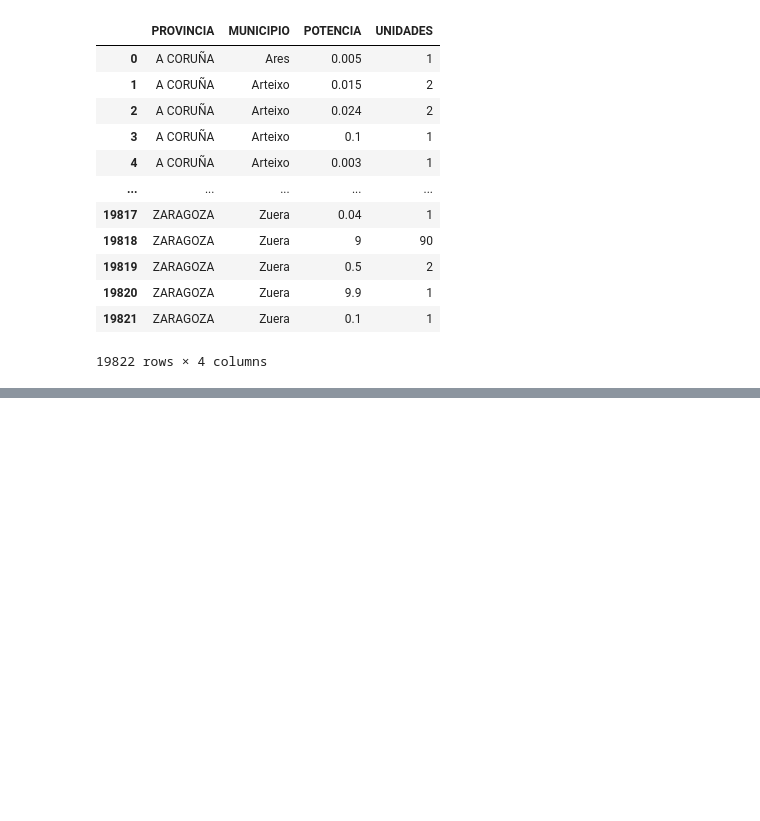
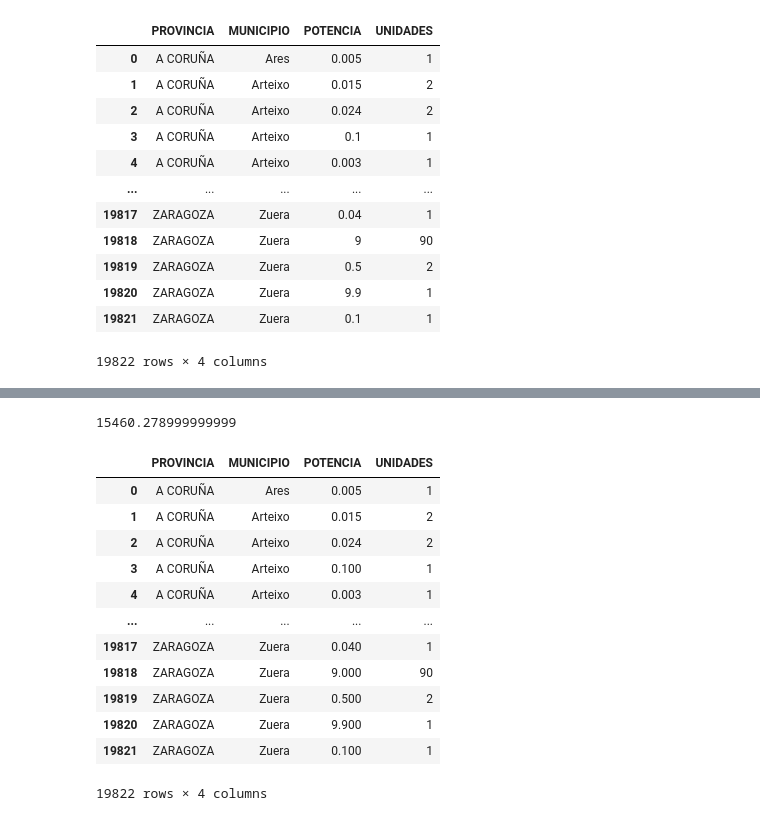
Before and after one commit to Davidmcii/DMC-w4-ETL-Project, a Jupyter notebook: 2-Code/1-w4_main.ipynb, the cells around one changed output, grey strips where cells are left out. Drawn from its saved outputs; the diff is of its cells as text; code cells hidden in the pictures; blank space fills up the shorter version.

```diff
--- a/2-Code/1-w4_main.ipynb
+++ b/2-Code/1-w4_main.ipynb
@@ -146,7 +204,8 @@ for item in fv_list3:
     cont=False
     for area in provincia:
         if area in item:
-            item=item.replace(area,area+'","')
+            item= item.replace(',','')
+            item=item.replace(area,area+'";"')
             fv_list4.append(item)
             cont=True
     if cont==False:
@@ -154,5 +213,5 @@ for item in fv_list3:
 
 
 
-len(fv_list4)
+fv_list4
 # %% [output]
@@ -160,5 +235,5 @@ len(fv_list4)
 # %%
-fv_list5=[item.split(',',3) for item in fv_list4]
+fv_list5=[item.split(';',3) for item in fv_list4]
 
 cols=['PROVINCIA', 'MUNICIPIO','POTENCIA','UNIDADES']
 
@@ -185,2 +274,26 @@ FV
+# %%
+FV['POTENCIA']=FV['POTENCIA'].astype('float')
+# %%
+FV['UNIDADES']=FV['UNIDADES'].astype('int')
+# %%
+FV.POTENCIA.sum()
+# %% [output]
+15460.278999999999
+# %%
+FV
+# %% [output]
+|  | PROVINCIA | MUNICIPIO | POTENCIA | UNIDADES |
+| 0 | A CORUÑA | Ares | 0.005 | 1 |
+| 1 | A CORUÑA | Arteixo | 0.015 | 2 |
+| 2 | A CORUÑA | Arteixo | 0.024 | 2 |
+| 3 | A CORUÑA | Arteixo | 0.100 | 1 |
+| 4 | A CORUÑA | Arteixo | 0.003 | 1 |
+| ... | ... | ... | ... | ... |
+| 19817 | ZARAGOZA | Zuera | 0.040 | 1 |
+| 19818 | ZARAGOZA | Zuera | 9.000 | 90 |
+| 19819 | ZARAGOZA | Zuera | 0.500 | 2 |
+| 19820 | ZARAGOZA | Zuera | 9.900 | 1 |
+| 19821 | ZARAGOZA | Zuera | 0.100 | 1 |
+19822 rows × 4 columns
 # %%
 FV.to_json('./FV_assets.json', orient='records')
```
Also changed, not shown: parts of 6 cells of this notebook, 6 other files.
